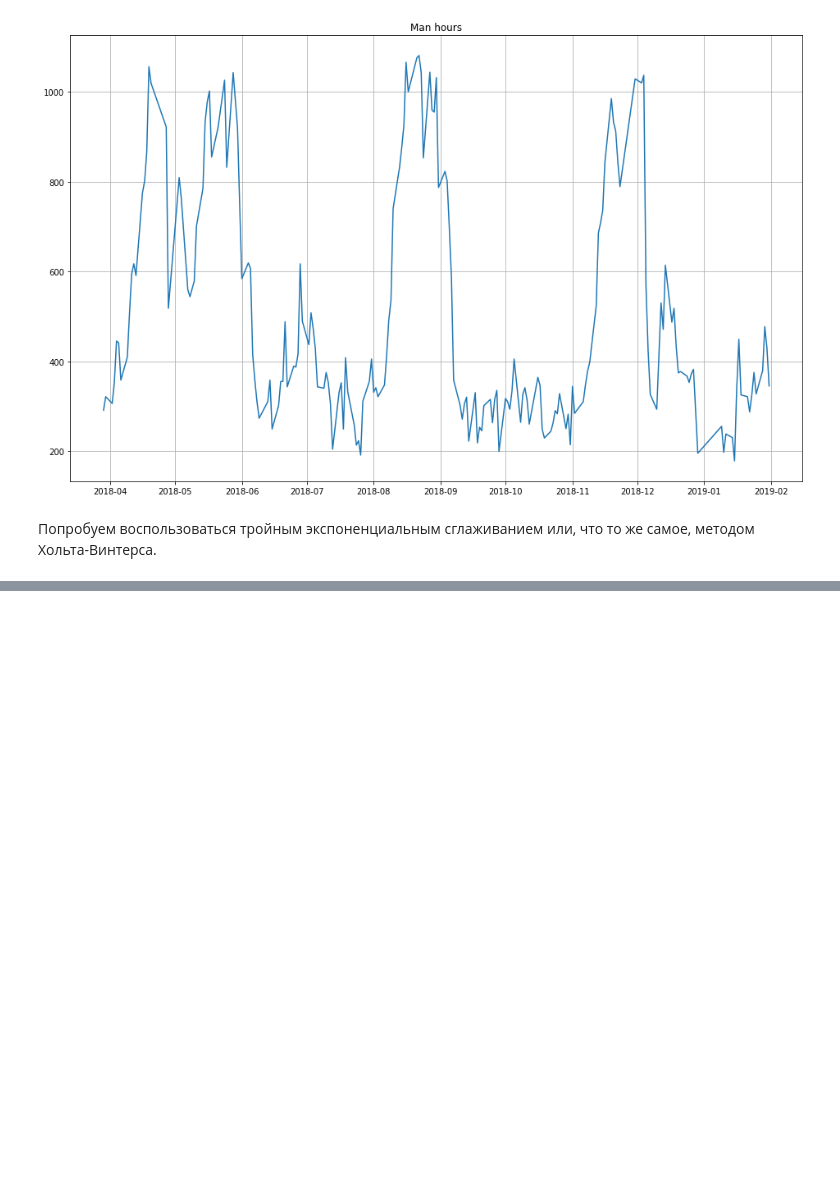
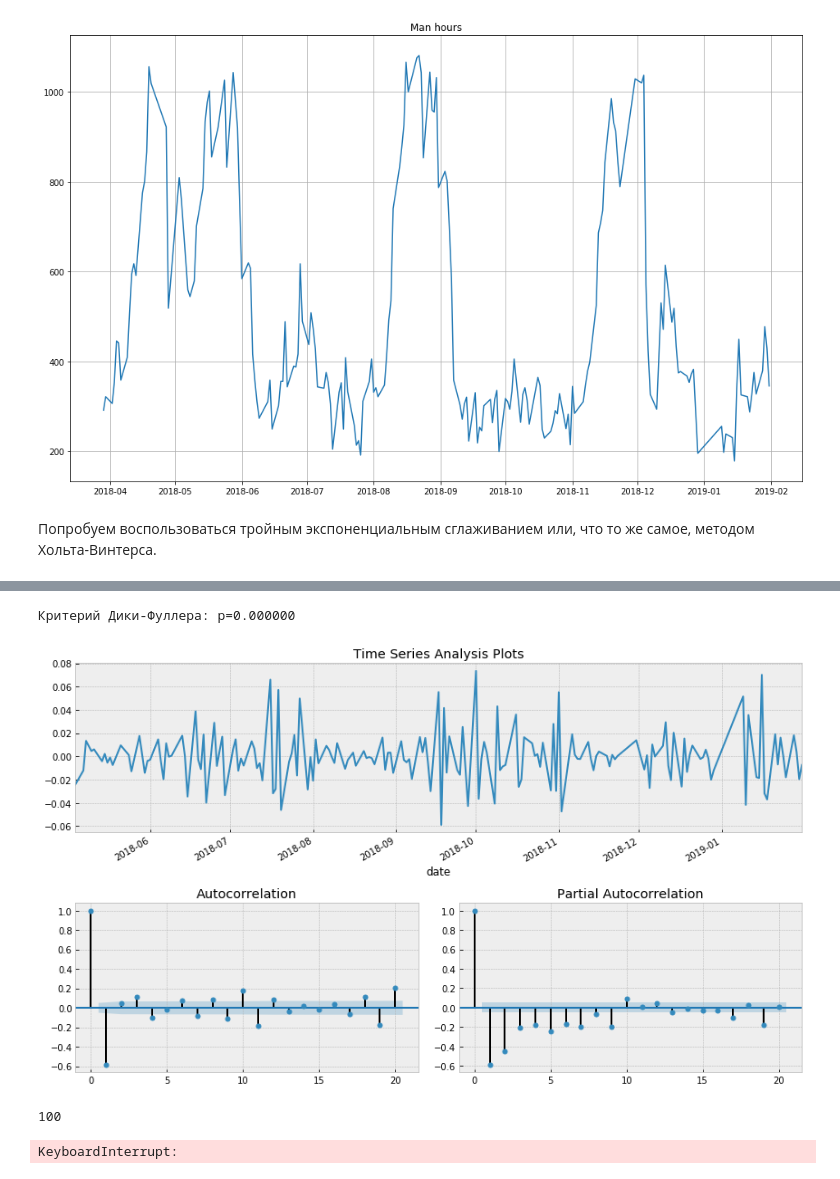
Before and after one commit to Penitto/StochProcs2, a Jupyter notebook: proj2.ipynb, the cells around one changed output, grey strips where cells are left out. Saved outputs shown, nothing was run; the diff lists cells and outputs as text; code cells hidden in the pictures; blank space fills up the shorter version.

```diff
--- a/proj2.ipynb
+++ b/proj2.ipynb
@@ -208,0 +325,51 @@ def timeseriesCVscore(x):
+# %%
+data['manHours_season_diff'] = data.manHours_season - data.manHours_season.shift(1)
+tsplot(data.manHours_season_diff[20:].dropna(), lags=20)
+# %% [output]
+Критерий Дики-Фуллера: p=0.000000
+[figure, added]
+# %%
+ps = range(0, 5)
+d=1
+qs = range(0, 4)
+Ps = range(0, 5)
+D=1
+Qs = range(0, 1)
+
+
+
+parameters = product(ps, qs, Ps, Qs)
+parameters_list = list(parameters)
+len(parameters_list)
+# %% [output]
+100
+# %%
+%%time
+results = []
+best_aic = float("inf")
+warnings.filterwarnings('ignore')
+
+for param in parameters_list:
+    #try except нужен, потому что на некоторых наборах параметров модель не обучается
+    try:
+        model=sm.tsa.statespace.SARIMAX(data.manHours_box, order=(param[0], d, param[1]),
+                                        seasonal_order=(param[3], D, param[3], 30)).fit(disp=-1)
+    #выводим параметры, на которых модель не обучается и переходим к следующему набору
+    except ValueError:
+        #print('wrong parameters:', param)
+        continue
+    aic = model.aic
+    #сохраняем лучшую модель, aic, параметры
+    if aic < best_aic:
+        best_model = model
+        best_aic = aic
+        best_param = param
+    results.append([param, model.aic])
+
+warnings.filterwarnings('default')
+
+result_table = pd.DataFrame(results)
+result_table.columns = ['parameters', 'aic']
+print(result_table.sort_values(by = 'aic', ascending=True).head())
+# %% [output]
+KeyboardInterrupt:
```
Also changed, not shown: parts of 24 cells of this notebook.
